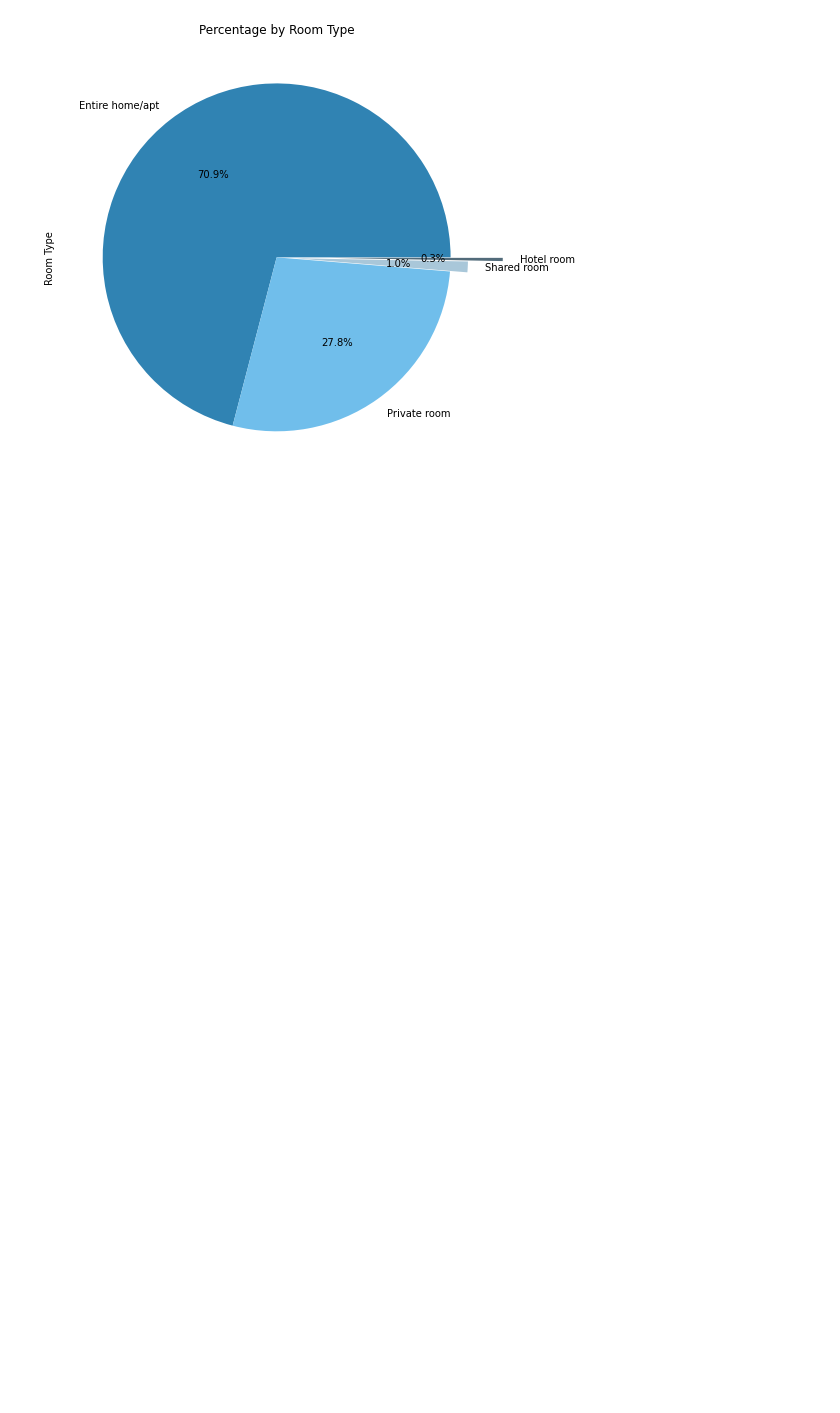
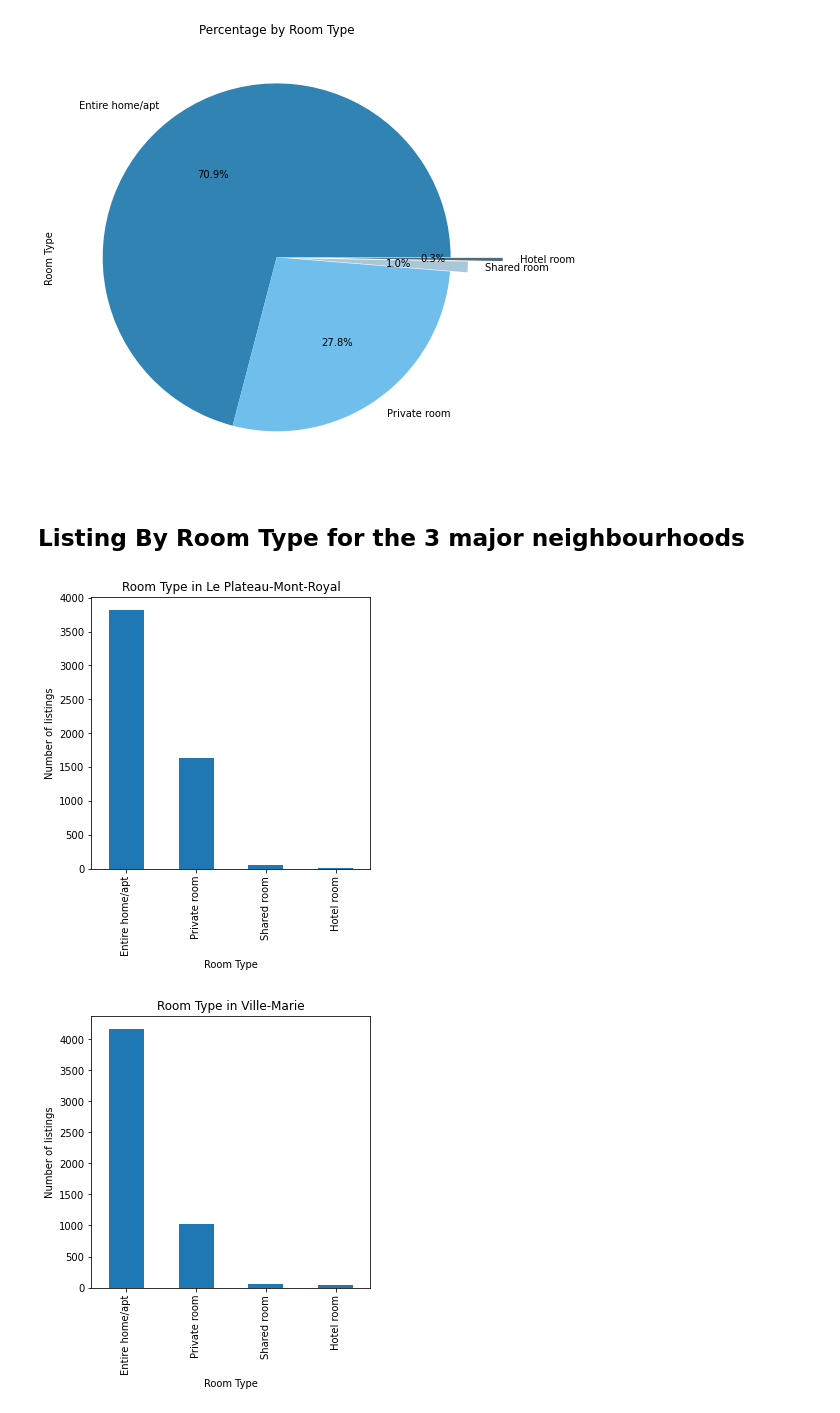
Before and after one commit to FaiBarazi/airbnb_mtl_prices, a Jupyter notebook: airbnb_mtl_prices.ipynb, the cells around one changed output. Cells and saved outputs as stored; diff of their text form; code cells hidden in the pictures; blank space fills up the shorter version.

Commit message:
[WIP] Add price predicting section. Note: There is an issue with outliers in the dataset. The distribution is inbalanced as well between private rooms and entire house.

```diff
--- a/airbnb_mtl_prices.ipynb
+++ b/airbnb_mtl_prices.ipynb
@@ -161,3 +158,25 @@ room_type_pie.set_ylabel('Room Type')
 # %% [output]
 Text(0, 0.5, 'Room Type')
 [figure]
+# %% [markdown]
+## Listing By Room Type for the 3 major neighbourhoods
+# %%
+def plot_room_type_nhood(nhood_list):
+    """Plots the number of units of each type for the first major neihbourhoods."""
+    for nhood in nhood_list:
+        df_major_nhood = df[
+            df['neighbourhood_cleansed'].isin(
+            [nhood]
+            )
+        ]
+        x = df_major_nhood['room_type'].value_counts().reset_index()
+        x.rename(columns={'index': 'room_type', 'room_type': 'count'}, inplace=True)
+        x.set_index('room_type',inplace=True)
+        plot = x.plot(kind='bar',legend=None,title=f'Room Type in {nhood}',figsize=(5,5))
+        plot.set_xlabel('Room Type')
+        plot.set_ylabel('Number of listings')
+
+plot_room_type_nhood(['Le Plateau-Mont-Royal', 'Ville-Marie', 'Rosemont-La Petite-Patrie'])
+# %% [output]
+[figure, added]
+[figure, added]
```
Also changed, not shown: parts of 31 cells of this notebook.
